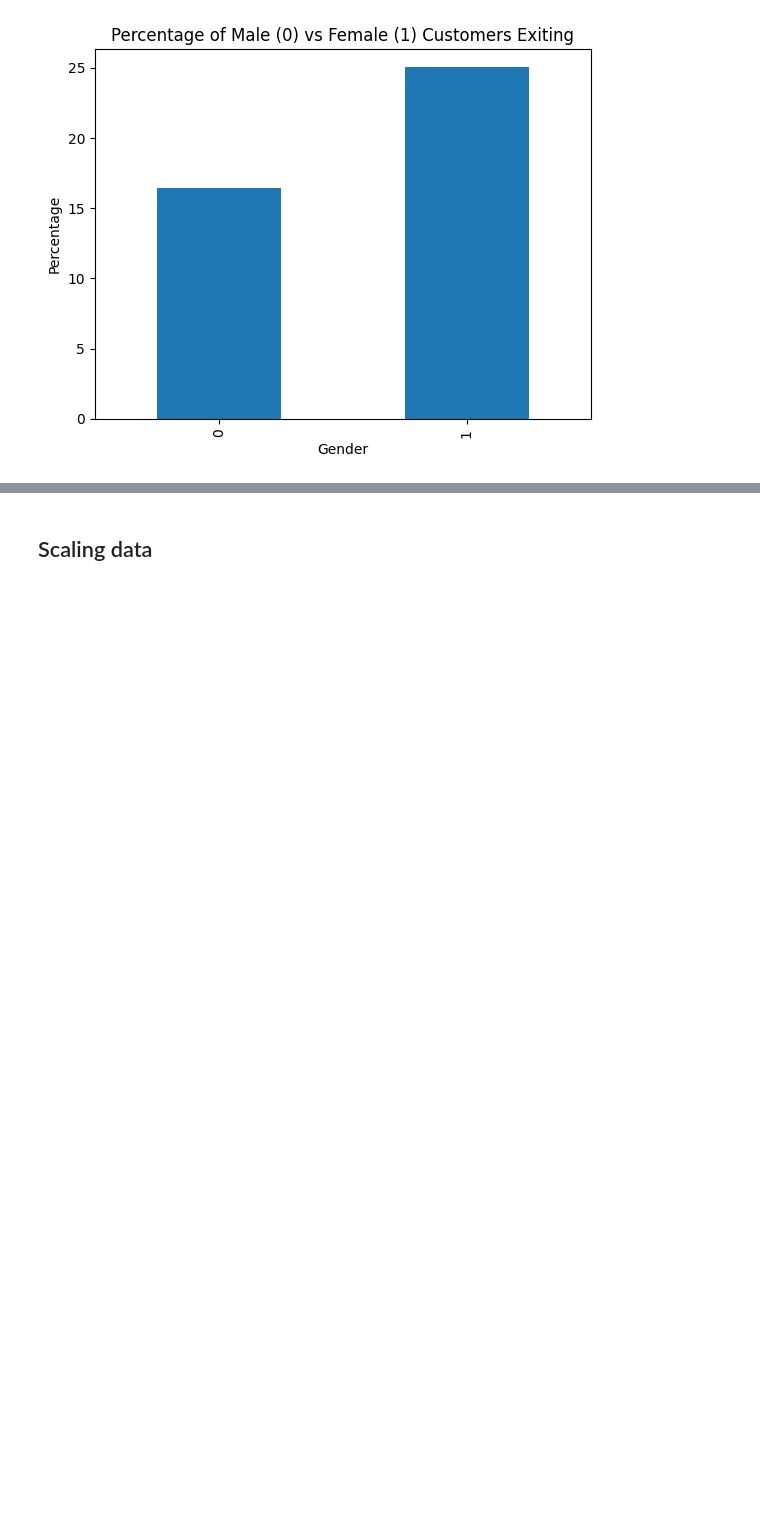
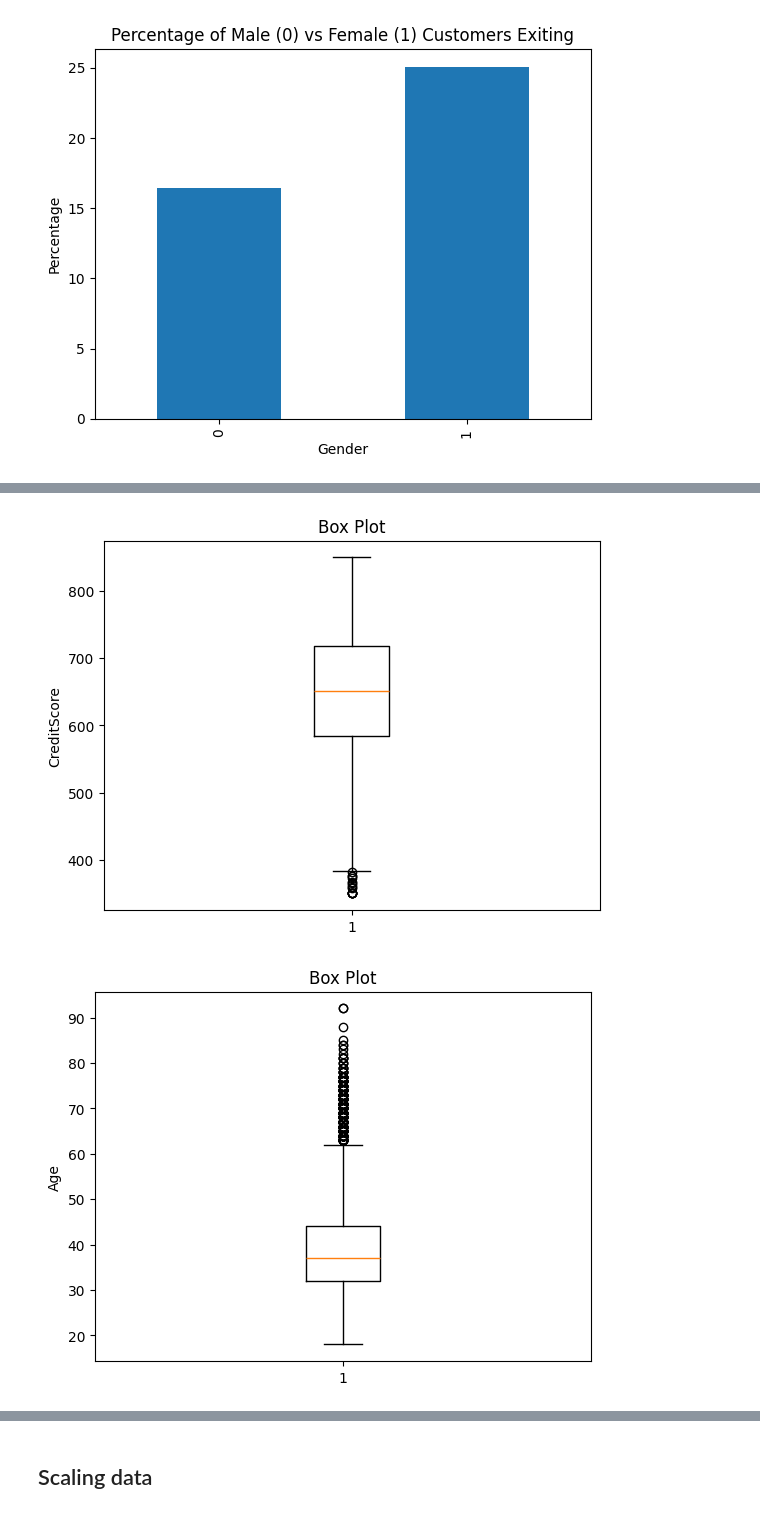
Before and after one commit to OSinA04/Customer-Churn-Prediction, a Jupyter notebook: main.ipynb, the cells around one changed output, grey strips where cells are left out. Drawn from its saved outputs; the diff is of its cells as text; code cells hidden in the pictures; blank space fills up the shorter version.

```diff
--- a/main.ipynb
+++ b/main.ipynb
@@ -181,0 +199,15 @@ Name: Exited, dtype: float64
+# %%
+# Creating box plots to visualize the distribution of data
+for label in impgraph:
+    column_data = df[label]
+
+    # Create a box plot
+    plt.boxplot(column_data)
+    plt.title('Box Plot')
+    plt.ylabel(label)
+
+    # Show the plot
+    plt.show()
+# %% [output]
+[figure, added]
+[figure, added]
```
Also changed, not shown: parts of 2 cells of this notebook.
